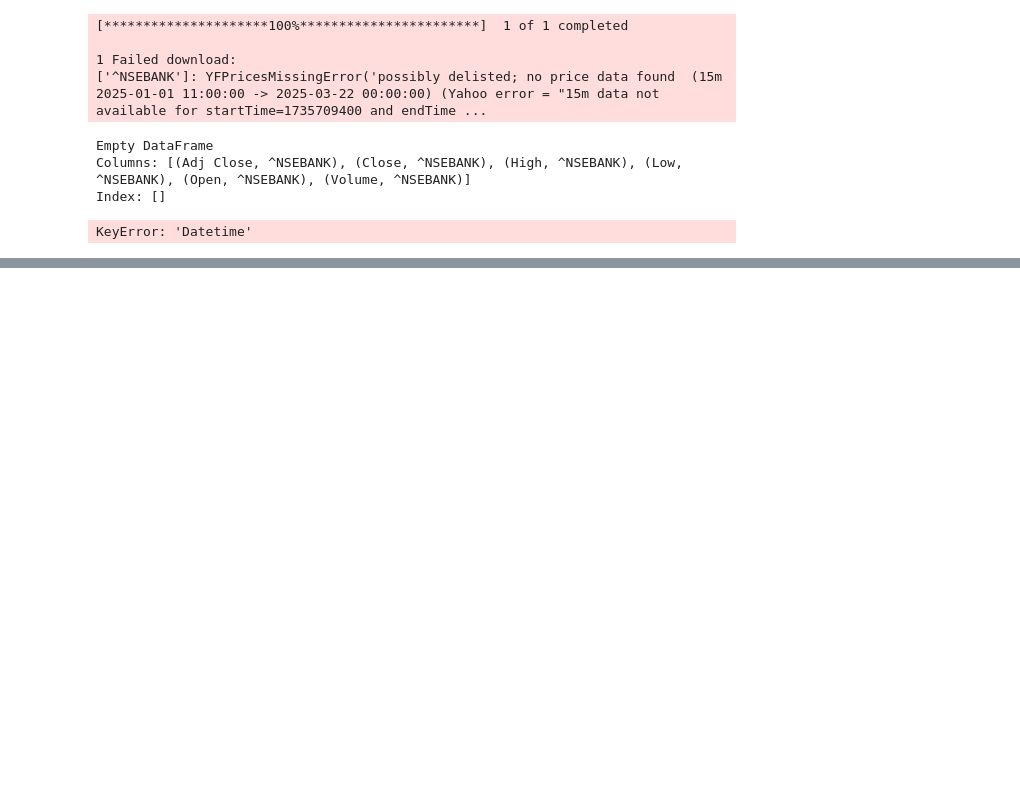
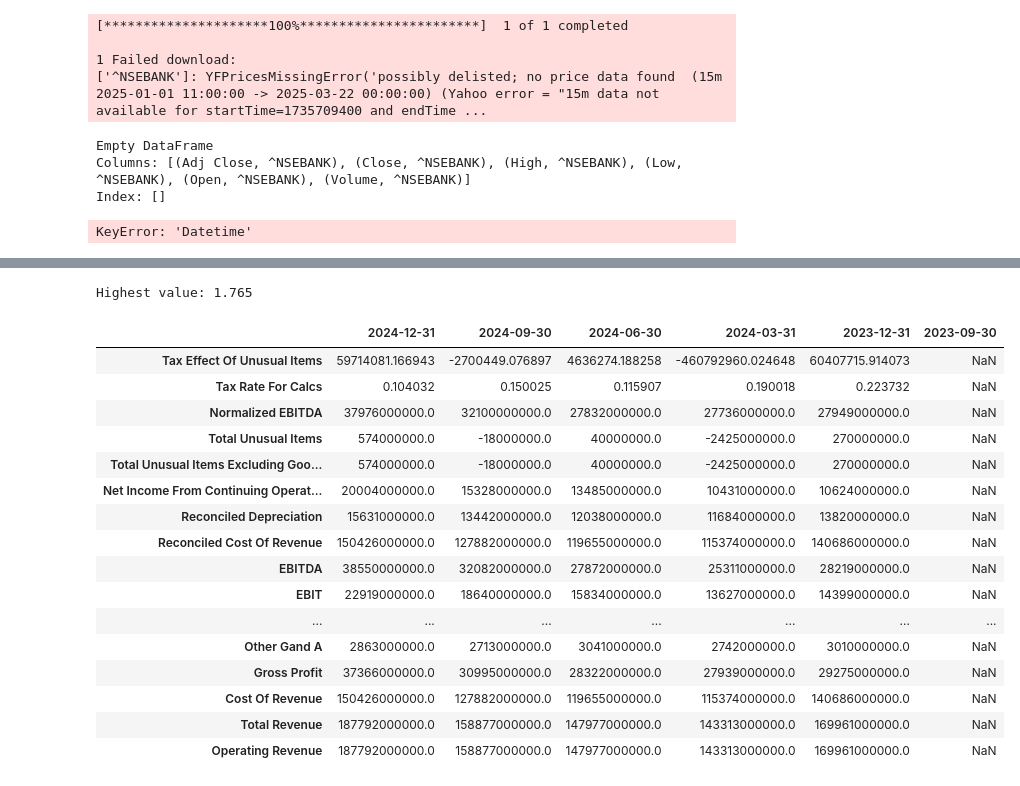
Before and after one commit to sunilsala88/batch-30-hindi, a Jupyter notebook: 11_financial_data/fun1.ipynb, the cells around one changed output, grey strips where cells are left out. Saved outputs shown, nothing was run; the diff lists cells and outputs as text; code cells hidden in the pictures; blank space fills up the shorter version.

```diff
--- a/11_financial_data/fun1.ipynb
+++ b/11_financial_data/fun1.ipynb
@@ -42,0 +141,29 @@ KeyError: 'Datetime'
+# %%
+
+# Find the highest value
+max_value = max(beta.values())
+
+print("Highest value:", max_value)
+# %% [output]
+Highest value: 1.765
+# %%
+tsla=yf.Ticker("AMZN")
+tsla.quarterly_income_stmt
+# %% [output]
+|  | 2024-12-31 | 2024-09-30 | 2024-06-30 | 2024-03-31 | 2023-12-31 | 2023-09-30 |
+| Tax Effect Of Unusual Items | 59714081.166943 | -2700449.076897 | 4636274.188258 | -460792960.024648 | 60407715.914073 | NaN |
+| Tax Rate For Calcs | 0.104032 | 0.150025 | 0.115907 | 0.190018 | 0.223732 | NaN |
+| Normalized EBITDA | 37976000000.0 | 32100000000.0 | 27832000000.0 | 27736000000.0 | 27949000000.0 | NaN |
+| Total Unusual Items | 574000000.0 | -18000000.0 | 40000000.0 | -2425000000.0 | 270000000.0 | NaN |
+| Total Unusual Items Excluding Goo... | 574000000.0 | -18000000.0 | 40000000.0 | -2425000000.0 | 270000000.0 | NaN |
+| Net Income From Continuing Operat... | 20004000000.0 | 15328000000.0 | 13485000000.0 | 10431000000.0 | 10624000000.0 | NaN |
+| Reconciled Depreciation | 15631000000.0 | 13442000000.0 | 12038000000.0 | 11684000000.0 | 13820000000.0 | NaN |
+| Reconciled Cost Of Revenue | 150426000000.0 | 127882000000.0 | 119655000000.0 | 115374000000.0 | 140686000000.0 | NaN |
+| EBITDA | 38550000000.0 | 32082000000.0 | 27872000000.0 | 25311000000.0 | 28219000000.0 | NaN |
+| EBIT | 22919000000.0 | 18640000000.0 | 15834000000.0 | 13627000000.0 | 14399000000.0 | NaN |
+| ... | ... | ... | ... | ... | ... | ... |
+| Other Gand A | 2863000000.0 | 2713000000.0 | 3041000000.0 | 2742000000.0 | 3010000000.0 | NaN |
+| Gross Profit | 37366000000.0 | 30995000000.0 | 28322000000.0 | 27939000000.0 | 29275000000.0 | NaN |
+| Cost Of Revenue | 150426000000.0 | 127882000000.0 | 119655000000.0 | 115374000000.0 | 140686000000.0 | NaN |
+| Total Revenue | 187792000000.0 | 158877000000.0 | 147977000000.0 | 143313000000.0 | 169961000000.0 | NaN |
+| Operating Revenue | 187792000000.0 | 158877000000.0 | 147977000000.0 | 143313000000.0 | 169961000000.0 | NaN |
```
Also changed, not shown: parts of 5 cells of this notebook, 3 other files.
